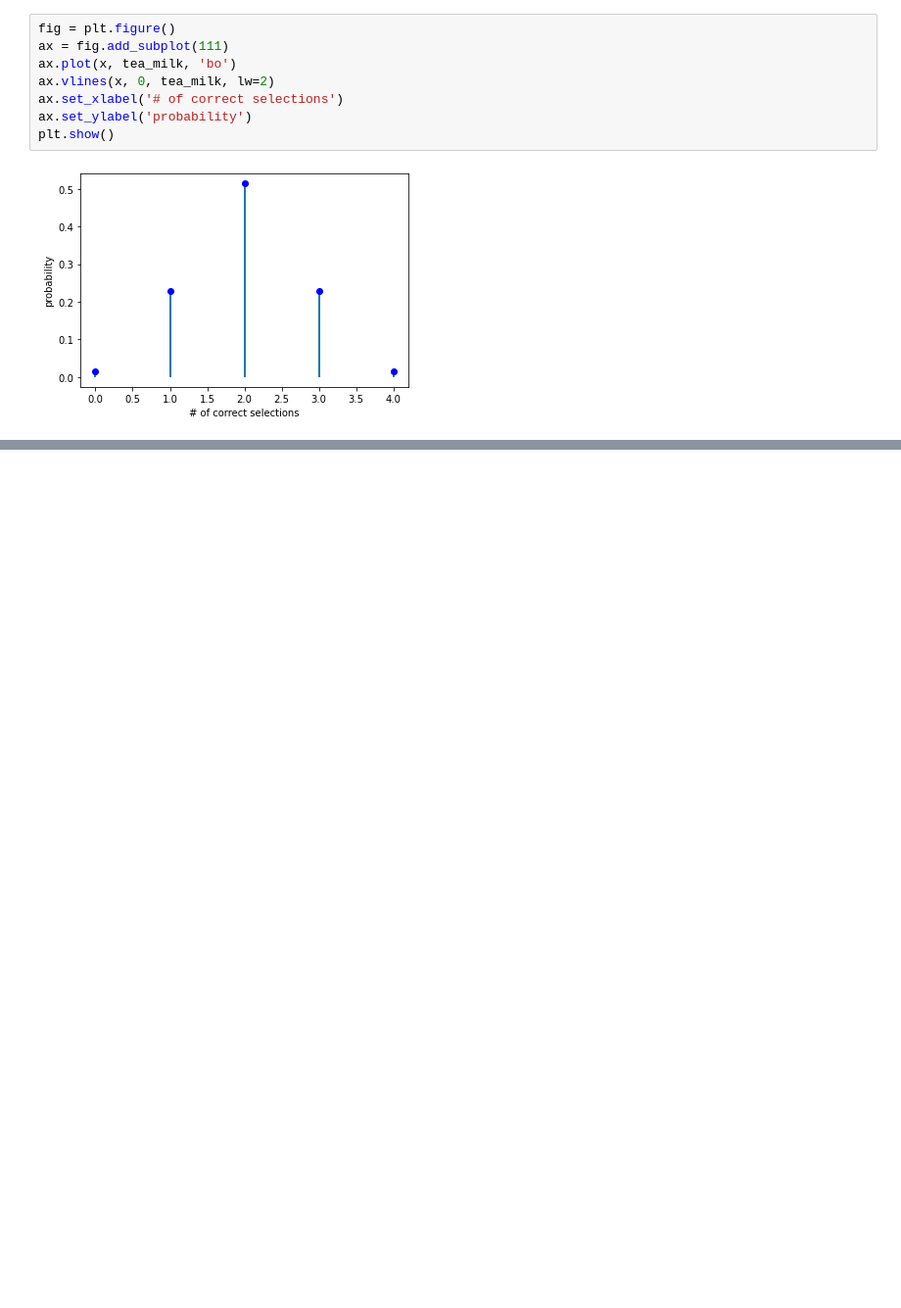
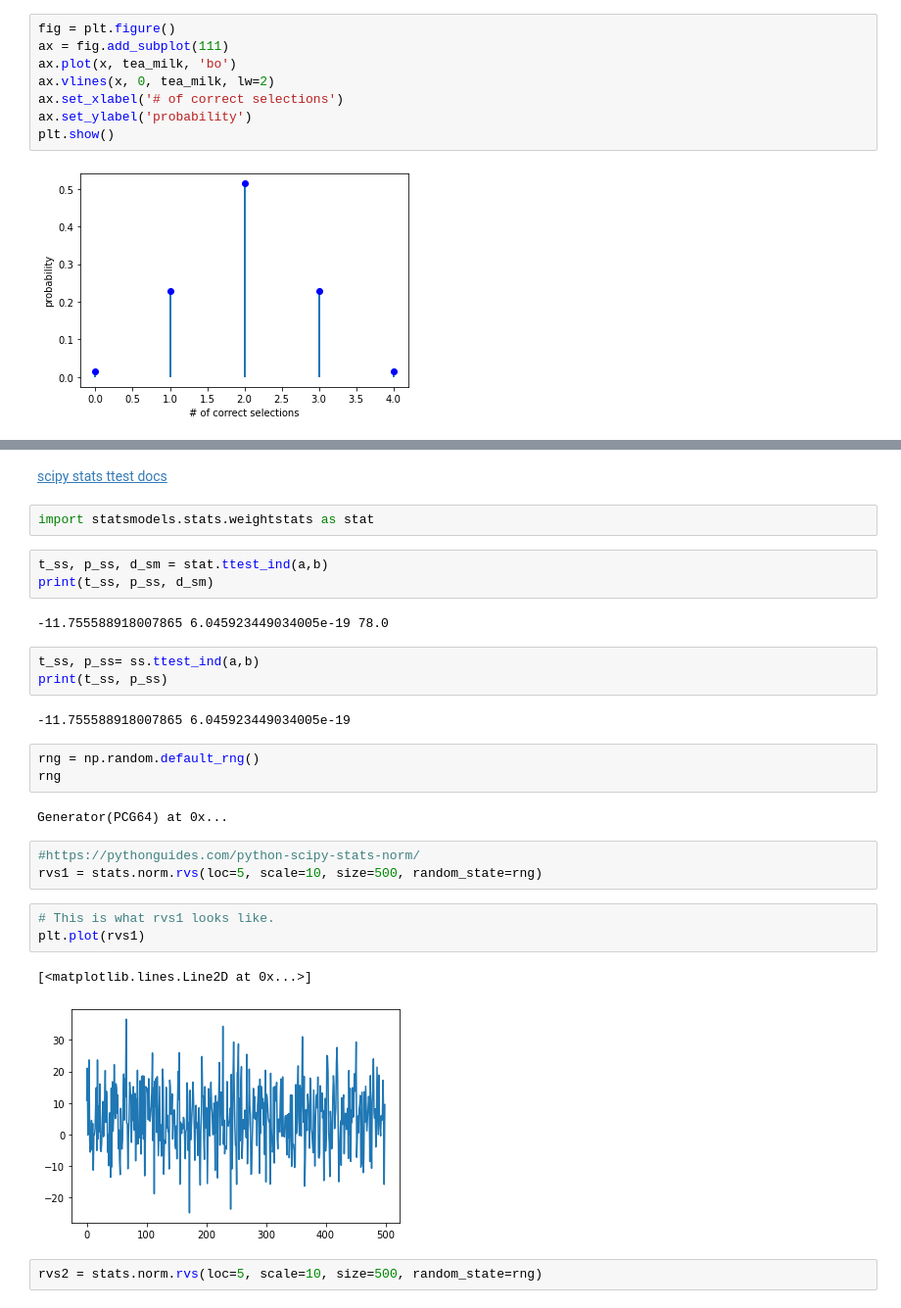
Before and after one commit to donneger/machinelearning_statistics, a Jupyter notebook: ml_practicals/ml_stats_practicals.ipynb, the cells around one changed output, grey strips where cells are left out. Shown: that part at 98% size. Cells and saved outputs as stored; diff of their text form; blank space fills up the shorter version.

```diff
--- a/ml_practicals/ml_stats_practicals.ipynb
+++ b/ml_practicals/ml_stats_practicals.ipynb
@@ -212,0 +279,30 @@ plt.show()
+# %% [markdown]
+[scipy stats ttest docs](https://docs.scipy.org/doc/scipy/reference/generated/scipy.stats.ttest_ind.html)
+# %%
+import statsmodels.stats.weightstats as stat
+# %%
+t_ss, p_ss, d_sm = stat.ttest_ind(a,b)
+print(t_ss, p_ss, d_sm)
+# %% [output]
+-11.755588918007865 6.045923449034005e-19 78.0
+# %%
+t_ss, p_ss= ss.ttest_ind(a,b)
+print(t_ss, p_ss)
+# %% [output]
+-11.755588918007865 6.045923449034005e-19
+# %%
+rng = np.random.default_rng()
+rng
+# %% [output]
+Generator(PCG64) at 0x...
+# %%
+#https://pythonguides.com/python-scipy-stats-norm/
+rvs1 = stats.norm.rvs(loc=5, scale=10, size=500, random_state=rng)
+# %%
+# This is what rvs1 looks like.
+plt.plot(rvs1)
+# %% [output]
+[<matplotlib.lines.Line2D at 0x...>]
+[figure, added]
+# %%
+rvs2 = stats.norm.rvs(loc=5, scale=10, size=500, random_state=rng)
```
Also changed, not shown: parts of 37 cells of this notebook.
